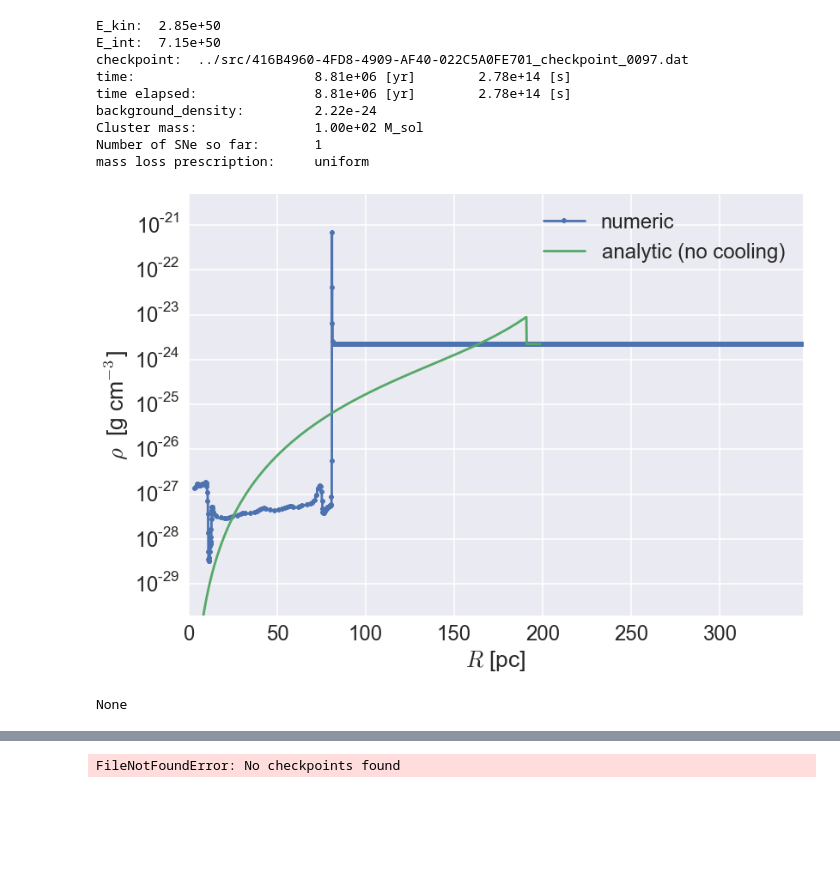
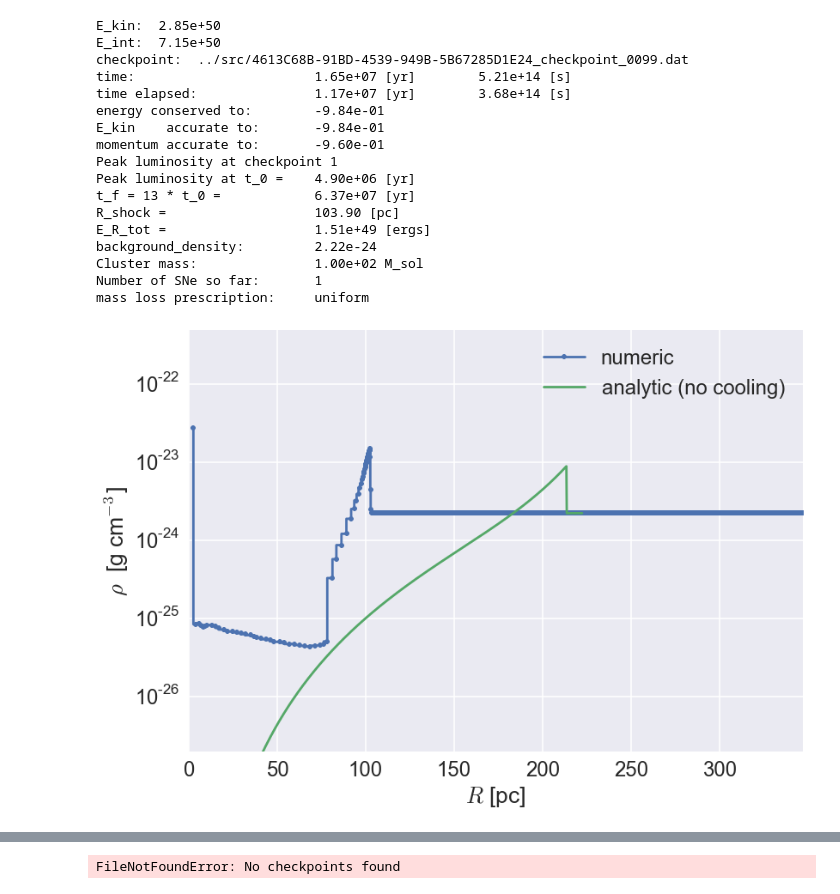
Before and after one commit to egentry/clustered_SNe, a Jupyter notebook: analysis/visualize.ipynb, the cells around one changed output, grey strips where cells are left out. Drawn from its saved outputs; the diff is of its cells as text; code cells hidden in the pictures; blank space fills up the shorter version.

```diff
--- a/analysis/visualize.ipynb
+++ b/analysis/visualize.ipynb
@@ -48,22 +48,12 @@ from SNe.analysis.parse import RunSummary, parse_run, cols
 
 general_exponential_format = "%.2e" # for formatting strings
 # %%
-class InnerWidget(object):
-    """
-        Allows a pointer to the single_run interact widget to be stored as a static variable
-            - at some point I should find a better way to do this
-    """
-    def __init__(self):
-        super(InnerWidget, self).__init__()
-    w = None
-
-
 #### These are needed for both the plotting and parsing routines
 
 cols_plot = cols
 cols_plot_linear = [cols[i] for i in [6, 10]]
 
-label_dict = {"Radius"       :"$R$ [pc]",
+label_dict = {"Radius"       : r"$R$ [pc]",
               "Velocity"     : r"$U$ [cm s$^{-1}$]",
               "Density"      : r"$\rho$  [g cm$^{-3}$]",
               "Temperature"  : r"$T$ [K]",
@@ -81,7 +71,6 @@ label_dict = {"Radius"       :"$R$ [pc]",
               "zones"        : r"zones"
              }
 
-
 def plotter(last_run,
             checkpoint_filenames,
             metallicity, background_density, background_temperature,
@@ -92,7 +81,7 @@ def plotter(last_run,
             highlight_timestep_limiting_cell = False,
             outer_limit_log  = 0,
             checkpoint_index = 0,
-            show_at_end=True):
+            show_at_end = True):
     df_tmp = last_run.df.loc[checkpoint_index]
 
     checkpoint_filename = checkpoint_filenames[checkpoint_index]
@@ -145,6 +134,7 @@ def plotter(last_run,
         plt.xlim((0,10**2))
 
     marker = "."
+
     plt.plot(df_tmp[x_axis_variable], df_tmp[y_axis_variable],
              marker=marker,
              label="numeric",
@@ -215,7 +205,7 @@ def plot_sedov(last_run, time, x_axis_variable, y_axis_variable,
     plt.plot(df_sedov[x_axis_variable], df_sedov[y_axis_variable],
              label="analytic (no cooling)")
 
-def single_run(data_dir="", id="", last_run=None, w=widgets.widget_box.Box):
+def single_run(data_dir="", id="", last_run=None):
 
     if not os.path.exists(data_dir):
         raise FileNotFoundError("No directory found named: "+ data_dir)
@@ -235,8 +225,8 @@ def single_run(data_dir="", id="", last_run=None, w=widgets.widget_box.Box):
     log_R_min = max(log_R_max-4,
                     round(np.log10(last_run.df["Radius"].min()), 2)+1)
 
-    if type(InnerWidget.w) is widgets.widget_box.Box:
-        InnerWidget.w.close()
+    if type(single_run.previous_widget) is widgets.Box:
+        single_run.previous_widget.close()
 
     w = interactive(plotter,
             last_run               = fixed(last_run),
@@ -252,30 +242,37 @@ def single_run(data_dir="", id="", last_run=None, w=widgets.widget_box.Box):
             show_at_end            = fixed(True))
 
 
-    InnerWidget.w = w
+    single_run.previous_widget = w
     display(w)
-    return w
+single_run.previous_widget = widgets.Box()
 # %%
 last_run = RunSummary()
 
 data_dir = "../src/"
-# data_dir = "../saved_runs/10_SNe_winds"
 
-id = "" # you don't need the full uuid, just enough to distinguish it
+# you don't need the full uuid, just enough to distinguish it
+id = ""
 
-w = single_run(data_dir=data_dir, id=id, last_run=last_run)
+single_run(data_dir=data_dir, id=id, last_run=last_run)
 # %% [output]
 E_kin:  2.85e+50
 E_int:  7.15e+50
-checkpoint:  ../src/416B4960-4FD8-4909-AF40-022C5A0FE701_checkpoint_0097.dat
-time:                       8.81e+06 [yr]        2.78e+14 [s]
-time elapsed:               8.81e+06 [yr]        2.78e+14 [s]
+checkpoint:  ../src/4613C68B-91BD-4539-949B-5B67285D1E24_checkpoint_0099.dat
+time:                       1.65e+07 [yr]        5.21e+14 [s]
+time elapsed:               1.17e+07 [yr]        3.68e+14 [s]
+energy conserved to:        -9.84e-01
+E_kin    accurate to:       -9.84e-01
+momentum accurate to:       -9.60e-01
+Peak luminosity at checkpoint 1
+Peak luminosity at t_0 =    4.90e+06 [yr]
+t_f = 13 * t_0 =            6.37e+07 [yr]
+R_shock =                   103.90 [pc]
+E_R_tot =                   1.51e+49 [ergs]
 background_density:         2.22e-24
 Cluster mass:               1.00e+02 M_sol
 Number of SNe so far:       1
 mass loss prescription:     uniform
-[figure, old version]
+[figure, new version]
-None
 # %%
 last_run = RunSummary()
 
```
Also changed, not shown: parts of 7 cells of this notebook, 1 other file.
